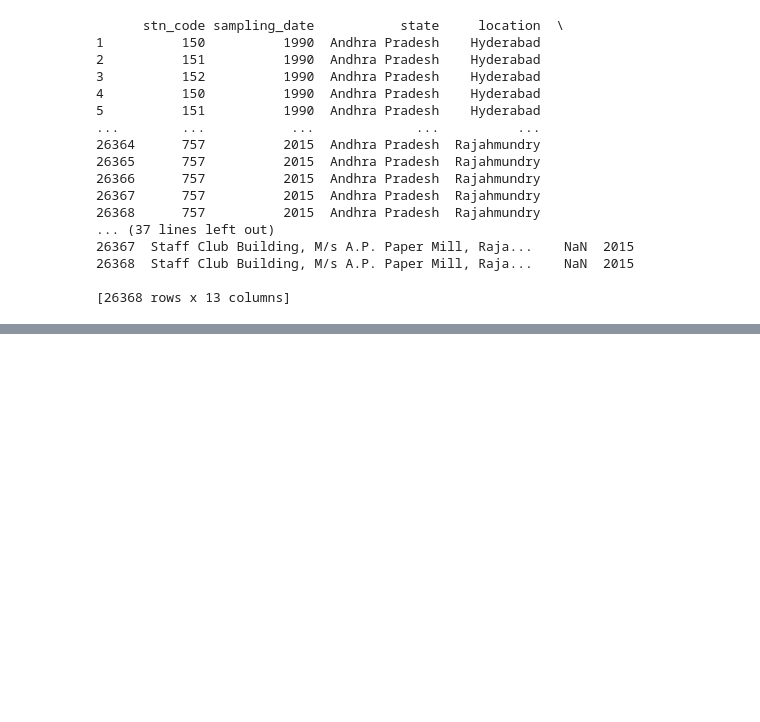
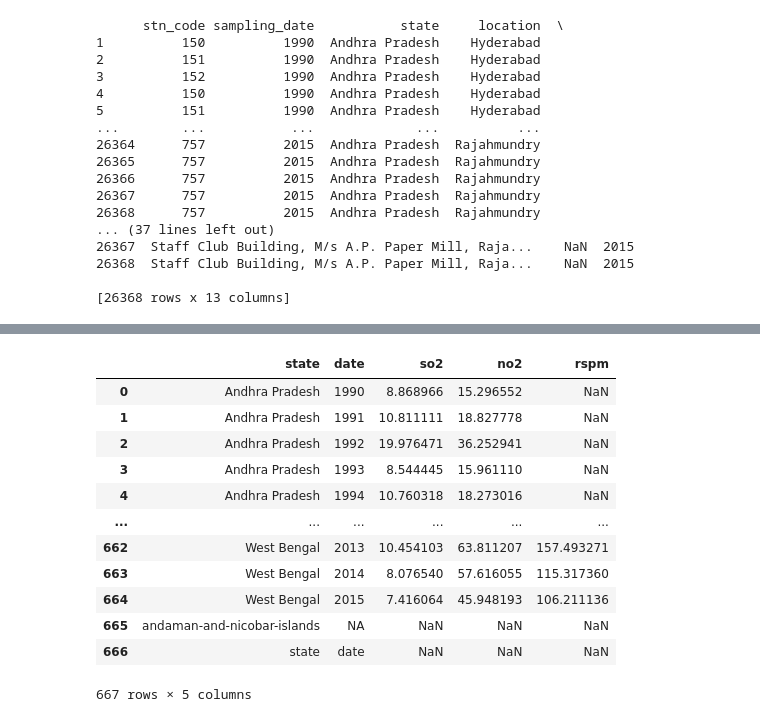
Before and after one commit to StephanSchweitzer/hadoopProject, a Jupyter notebook: dataProcessingNotebook.ipynb, the cells around one changed output, grey strips where cells are left out. Cells and saved outputs as stored; diff of their text form; code cells hidden in the pictures; blank space fills up the shorter version.

```diff
--- a/dataProcessingNotebook.ipynb
+++ b/dataProcessingNotebook.ipynb
@@ -390,0 +451,16 @@ Andhra Pradesh  8.868966  15.296552   NaN
+# %%
+test2.reset_index()
+# %% [output]
+|  | state | date | so2 | no2 | rspm |
+| 0 | Andhra Pradesh | 1990 | 8.868966 | 15.296552 | NaN |
+| 1 | Andhra Pradesh | 1991 | 10.811111 | 18.827778 | NaN |
+| 2 | Andhra Pradesh | 1992 | 19.976471 | 36.252941 | NaN |
+| 3 | Andhra Pradesh | 1993 | 8.544445 | 15.961110 | NaN |
+| 4 | Andhra Pradesh | 1994 | 10.760318 | 18.273016 | NaN |
+| ... | ... | ... | ... | ... | ... |
+| 662 | West Bengal | 2013 | 10.454103 | 63.811207 | 157.493271 |
+| 663 | West Bengal | 2014 | 8.076540 | 57.616055 | 115.317360 |
+| 664 | West Bengal | 2015 | 7.416064 | 45.948193 | 106.211136 |
+| 665 | andaman-and-nicobar-islands | NA | NaN | NaN | NaN |
+| 666 | state | date | NaN | NaN | NaN |
+667 rows × 5 columns
```
Also changed, not shown: parts of 8 cells of this notebook.
